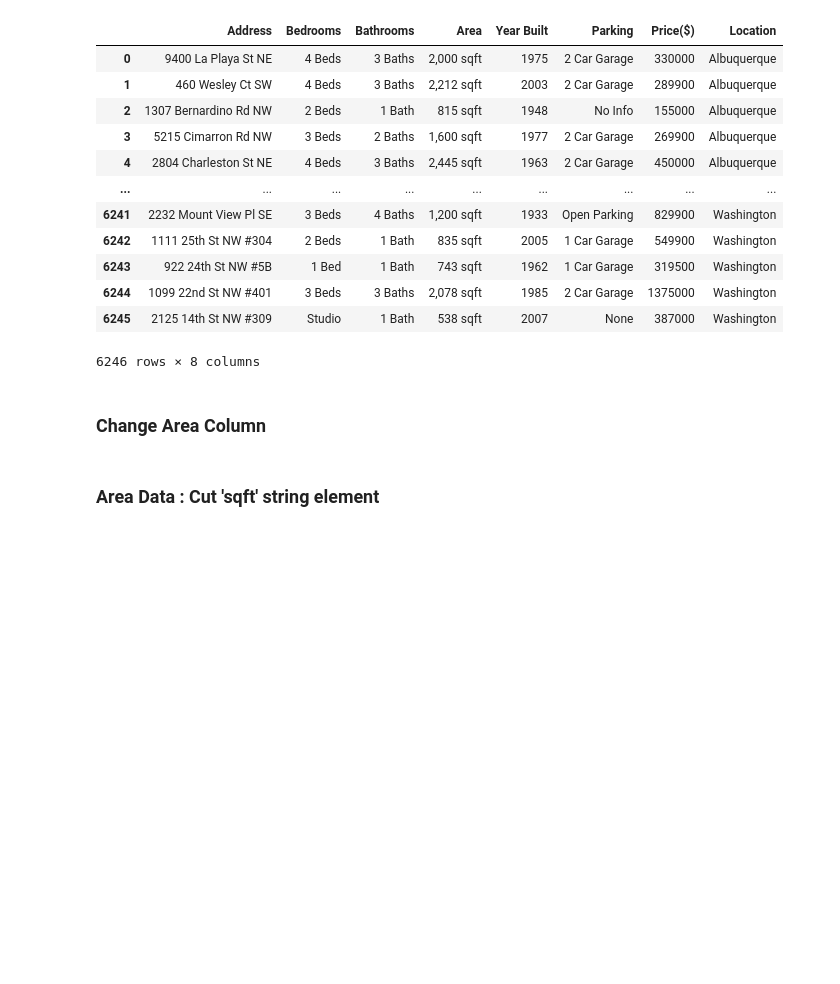
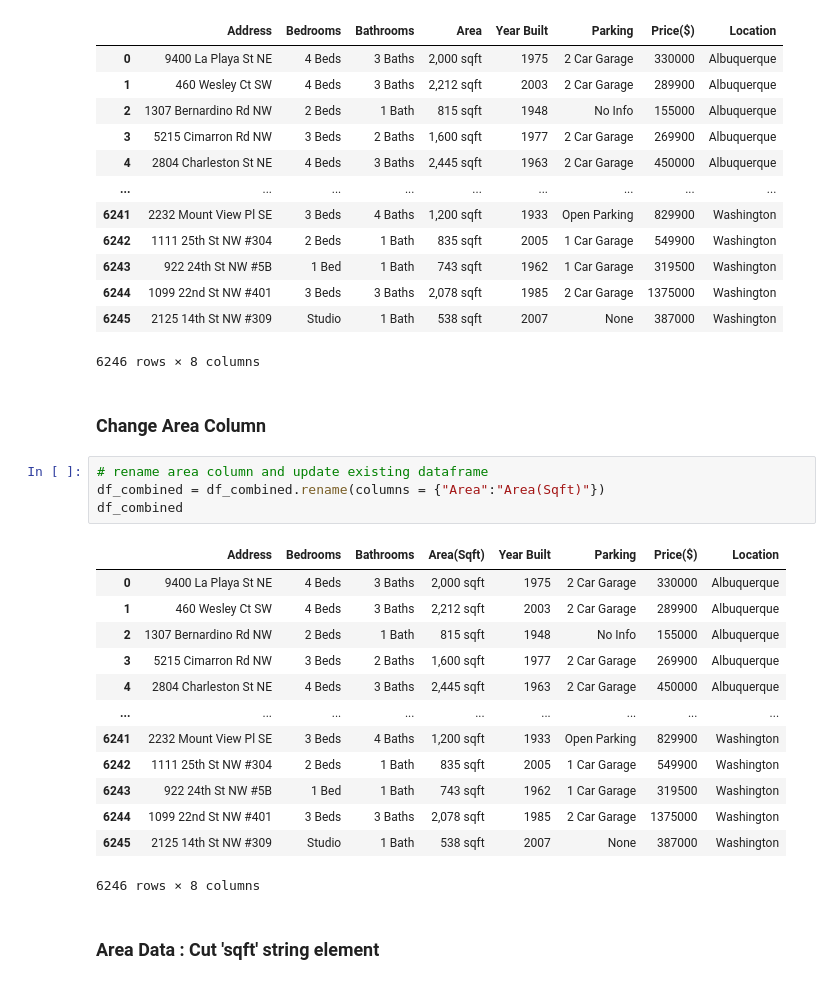
Before and after one commit to Ugi77/projects, a Jupyter notebook: RealEstate/RealEstateDataCleaning.ipynb, the cells around one changed output. Drawn from its saved outputs; the diff is of its cells as text; blank space fills up the shorter version.

Commit message:
rename, strip punctuation from Area column

```diff
--- a/RealEstate/RealEstateDataCleaning.ipynb
+++ b/RealEstate/RealEstateDataCleaning.ipynb
@@ -321,5 +321,23 @@ df_combined
 6246 rows × 8 columns
 # %% [markdown]
 ### Change Area Column
+# %%
+# rename area column and update existing dataframe
+df_combined = df_combined.rename(columns = {"Area":"Area(Sqft)"})
+df_combined
+# %% [output]
+|  | Address | Bedrooms | Bathrooms | Area(Sqft) | Year Built | Parking | Price($) | Location |
+| 0 | 9400 La Playa St NE | 4 Beds | 3 Baths | 2,000 sqft | 1975 | 2 Car Garage | 330000 | Albuquerque |
+| 1 | 460 Wesley Ct SW | 4 Beds | 3 Baths | 2,212 sqft | 2003 | 2 Car Garage | 289900 | Albuquerque |
+| 2 | 1307 Bernardino Rd NW | 2 Beds | 1 Bath | 815 sqft | 1948 | No Info | 155000 | Albuquerque |
+| 3 | 5215 Cimarron Rd NW | 3 Beds | 2 Baths | 1,600 sqft | 1977 | 2 Car Garage | 269900 | Albuquerque |
+| 4 | 2804 Charleston St NE | 4 Beds | 3 Baths | 2,445 sqft | 1963 | 2 Car Garage | 450000 | Albuquerque |
+| ... | ... | ... | ... | ... | ... | ... | ... | ... |
+| 6241 | 2232 Mount View Pl SE | 3 Beds | 4 Baths | 1,200 sqft | 1933 | Open Parking | 829900 | Washington |
+| 6242 | 1111 25th St NW #304 | 2 Beds | 1 Bath | 835 sqft | 2005 | 1 Car Garage | 549900 | Washington |
+| 6243 | 922 24th St NW #5B | 1 Bed | 1 Bath | 743 sqft | 1962 | 1 Car Garage | 319500 | Washington |
+| 6244 | 1099 22nd St NW #401 | 3 Beds | 3 Baths | 2,078 sqft | 1985 | 2 Car Garage | 1375000 | Washington |
+| 6245 | 2125 14th St NW #309 | Studio | 1 Bath | 538 sqft | 2007 | None | 387000 | Washington |
+6246 rows × 8 columns
 # %% [markdown]
 ###  Area Data : Cut 'sqft' string element
```
Also changed, not shown: parts of 2 cells of this notebook.
